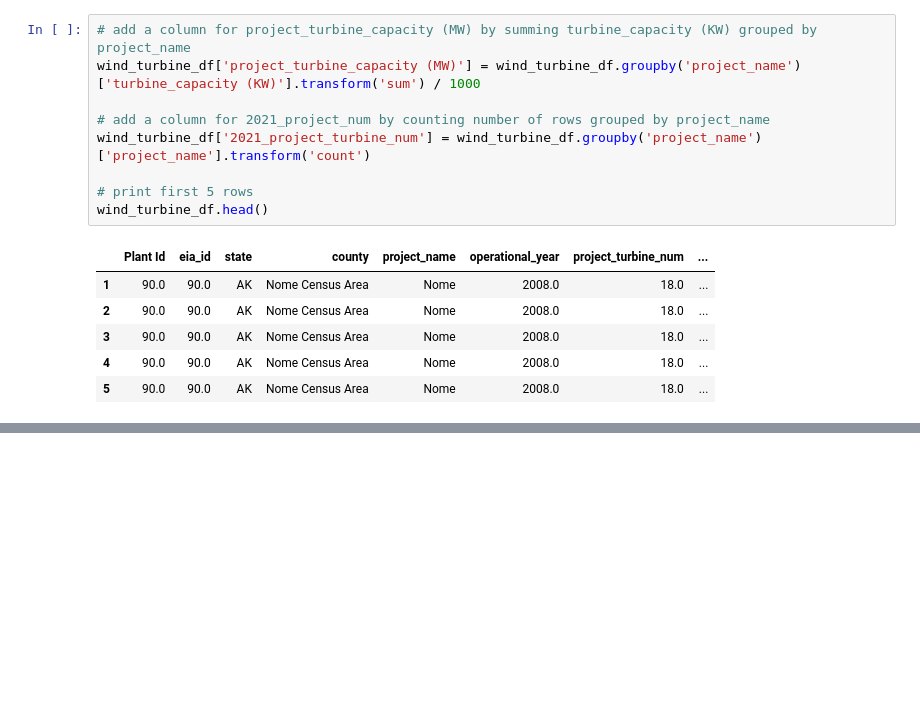
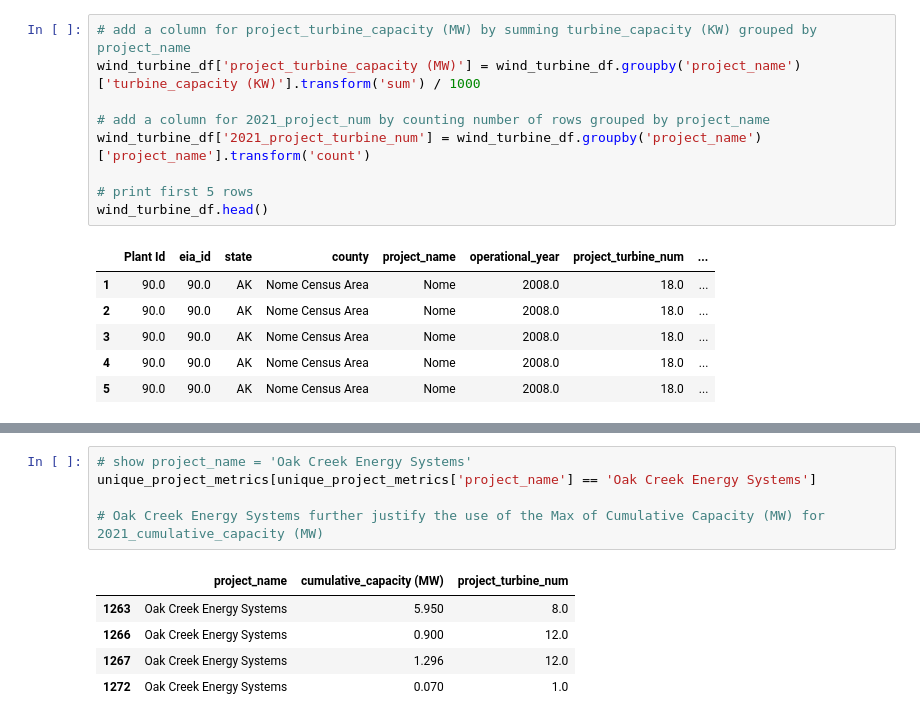
Before and after one commit to NicsLvl/DA1_Capstone_JADEN, a Jupyter notebook: wind_turbine_dataset_capacity.ipynb, the cells around one changed output, grey strips where cells are left out. Cells and saved outputs as stored; diff of their text form; blank space fills up the shorter version.

```diff
--- a/wind_turbine_dataset_capacity.ipynb
+++ b/wind_turbine_dataset_capacity.ipynb
@@ -242,0 +249,11 @@ list(wind_turbine_df.columns)
+# %%
+# show project_name = 'Oak Creek Energy Systems'
+unique_project_metrics[unique_project_metrics['project_name'] == 'Oak Creek Energy Systems']
+
+# Oak Creek Energy Systems further justify the use of the Max of Cumulative Capacity (MW) for 2021_cumulative_capacity (MW)
+# %% [output]
+|  | project_name | cumulative_capacity (MW) | project_turbine_num |
+| 1263 | Oak Creek Energy Systems | 5.950 | 8.0 |
+| 1266 | Oak Creek Energy Systems | 0.900 | 12.0 |
+| 1267 | Oak Creek Energy Systems | 1.296 | 12.0 |
+| 1272 | Oak Creek Energy Systems | 0.070 | 1.0 |
```
Also changed, not shown: parts of 31 cells of this notebook, 1 other file.
